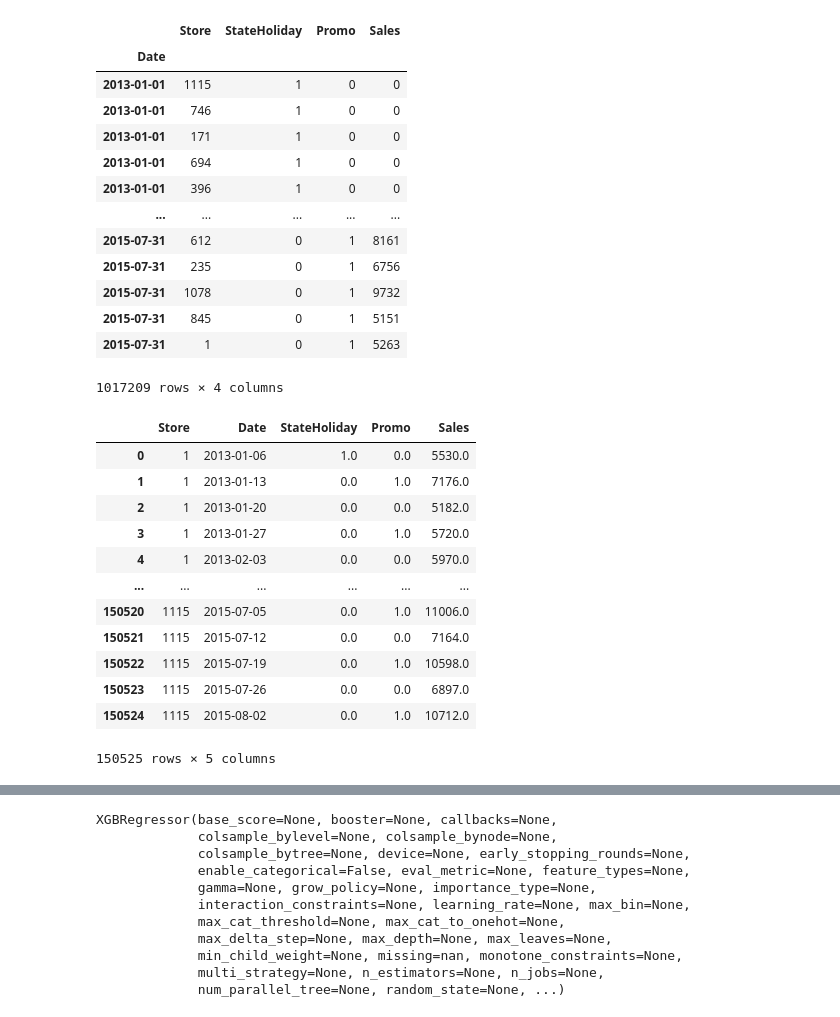
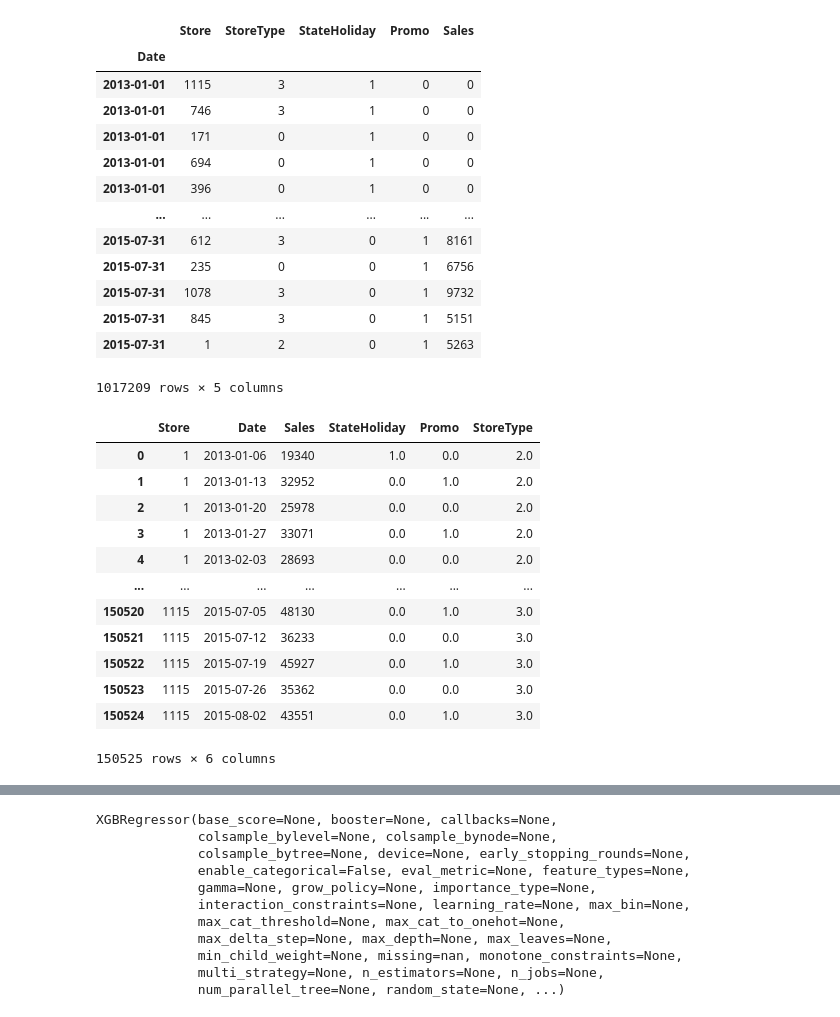
Before and after one commit to TheCamilovisk/RossmannSalesForecasting, a Jupyter notebook: 03.2 - XGBoost_multi_store_model.ipynb, the cells around one changed output, grey strips where cells are left out. Cells and saved outputs as stored; diff of their text form; code cells hidden in the pictures.

```diff
--- a/03.2 - XGBoost_multi_store_model.ipynb
+++ b/03.2 - XGBoost_multi_store_model.ipynb
@@ -17,47 +20,52 @@ processed_data_folder = os.path.join(root_data_folder, "processed")
 # %%
 stores_sales_df = pd.read_parquet(
     os.path.join(processed_data_folder, "stores-sales.parquet")
-)[["Store", "StateHoliday", "Promo", "Sales"]]
+)[["Store", "StoreType", "StateHoliday", "Promo", "Sales"]]
 
 stores_sales_df["StateHoliday"] = stores_sales_df["StateHoliday"].map(
     {"0": 0, "a": 1, "b": 2, "c": 3}
 )
 
+stores_sales_df["StoreType"] = stores_sales_df["StoreType"].map(
+    {"a": 0, "b": 1, "c": 2, "d": 3}
+)
+
 stores_sales_df
 # %% [output]
-|  | Store | StateHoliday | Promo | Sales |
-| Date |  |  |  |  |
-| 2013-01-01 | 1115 | 1 | 0 | 0 |
-| 2013-01-01 | 746 | 1 | 0 | 0 |
-| 2013-01-01 | 171 | 1 | 0 | 0 |
-| 2013-01-01 | 694 | 1 | 0 | 0 |
-| 2013-01-01 | 396 | 1 | 0 | 0 |
-| ... | ... | ... | ... | ... |
-| 2015-07-31 | 612 | 0 | 1 | 8161 |
-| 2015-07-31 | 235 | 0 | 1 | 6756 |
-| 2015-07-31 | 1078 | 0 | 1 | 9732 |
-| 2015-07-31 | 845 | 0 | 1 | 5151 |
-| 2015-07-31 | 1 | 0 | 1 | 5263 |
+|  | Store | StoreType | StateHoliday | Promo | Sales |
+| Date |  |  |  |  |  |
+| 2013-01-01 | 1115 | 3 | 1 | 0 | 0 |
+| 2013-01-01 | 746 | 3 | 1 | 0 | 0 |
+| 2013-01-01 | 171 | 0 | 1 | 0 | 0 |
+| 2013-01-01 | 694 | 0 | 1 | 0 | 0 |
+| 2013-01-01 | 396 | 0 | 1 | 0 | 0 |
+| ... | ... | ... | ... | ... | ... |
+| 2015-07-31 | 612 | 3 | 0 | 1 | 8161 |
+| 2015-07-31 | 235 | 0 | 0 | 1 | 6756 |
+| 2015-07-31 | 1078 | 3 | 0 | 1 | 9732 |
+| 2015-07-31 | 845 | 3 | 0 | 1 | 5151 |
+| 2015-07-31 | 1 | 2 | 0 | 1 | 5263 |
-1017209 rows × 4 columns
+1017209 rows × 5 columns
 # %%
-grouped_sales_df = stores_sales_df.groupby("Store")
+weekly_stores_sales_df = stores_sales_df.groupby("Store").resample("W").agg({
+    "Sales": "sum",
+    "StateHoliday": "max",
+    "Promo": "max",
+    "StoreType": "max"
+}).reset_index()
 
-weekly_stores_sales_df = grouped_sales_df[["StateHoliday", "Promo"]].resample("W").max()
-weekly_stores_sales_df["Sales"] = grouped_sales_df["Sales"].resample("W").max()
-
-weekly_stores_sales_df = weekly_stores_sales_df.reset_index()
 weekly_stores_sales_df
 # %% [output]
-|  | Store | Date | StateHoliday | Promo | Sales |
-| 0 | 1 | 2013-01-06 | 1.0 | 0.0 | 5530.0 |
-| 1 | 1 | 2013-01-13 | 0.0 | 1.0 | 7176.0 |
-| 2 | 1 | 2013-01-20 | 0.0 | 0.0 | 5182.0 |
-| 3 | 1 | 2013-01-27 | 0.0 | 1.0 | 5720.0 |
-| 4 | 1 | 2013-02-03 | 0.0 | 0.0 | 5970.0 |
-| ... | ... | ... | ... | ... | ... |
-| 150520 | 1115 | 2015-07-05 | 0.0 | 1.0 | 11006.0 |
-| 150521 | 1115 | 2015-07-12 | 0.0 | 0.0 | 7164.0 |
-| 150522 | 1115 | 2015-07-19 | 0.0 | 1.0 | 10598.0 |
-| 150523 | 1115 | 2015-07-26 | 0.0 | 0.0 | 6897.0 |
-| 150524 | 1115 | 2015-08-02 | 0.0 | 1.0 | 10712.0 |
+|  | Store | Date | Sales | StateHoliday | Promo | StoreType |
+| 0 | 1 | 2013-01-06 | 19340 | 1.0 | 0.0 | 2.0 |
+| 1 | 1 | 2013-01-13 | 32952 | 0.0 | 1.0 | 2.0 |
+| 2 | 1 | 2013-01-20 | 25978 | 0.0 | 0.0 | 2.0 |
+| 3 | 1 | 2013-01-27 | 33071 | 0.0 | 1.0 | 2.0 |
+| 4 | 1 | 2013-02-03 | 28693 | 0.0 | 0.0 | 2.0 |
+| ... | ... | ... | ... | ... | ... | ... |
+| 150520 | 1115 | 2015-07-05 | 48130 | 0.0 | 1.0 | 3.0 |
+| 150521 | 1115 | 2015-07-12 | 36233 | 0.0 | 0.0 | 3.0 |
+| 150522 | 1115 | 2015-07-19 | 45927 | 0.0 | 1.0 | 3.0 |
+| 150523 | 1115 | 2015-07-26 | 35362 | 0.0 | 0.0 | 3.0 |
+| 150524 | 1115 | 2015-08-02 | 43551 | 0.0 | 1.0 | 3.0 |
-150525 rows × 5 columns
+150525 rows × 6 columns
```
Also changed, not shown: parts of 15 cells of this notebook.
